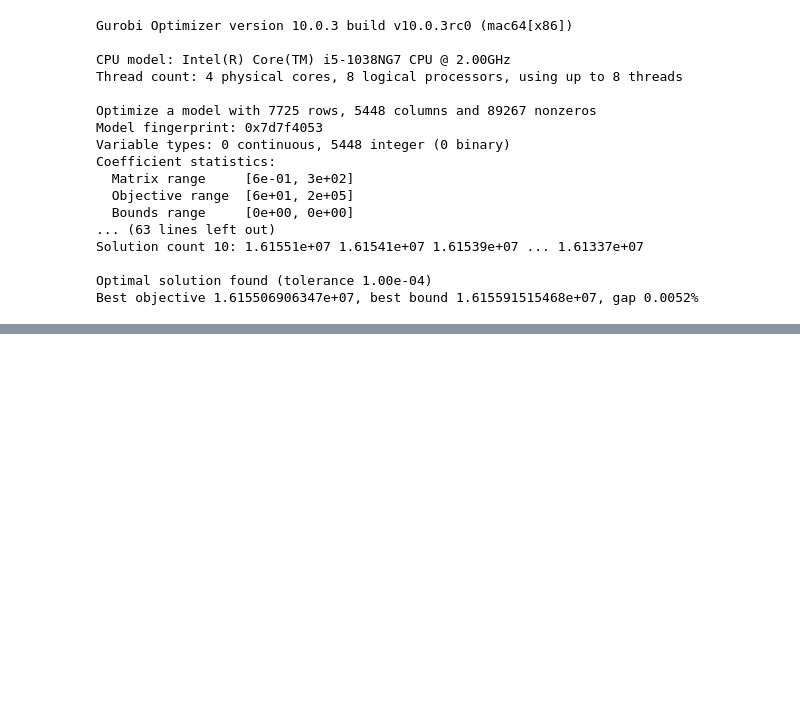
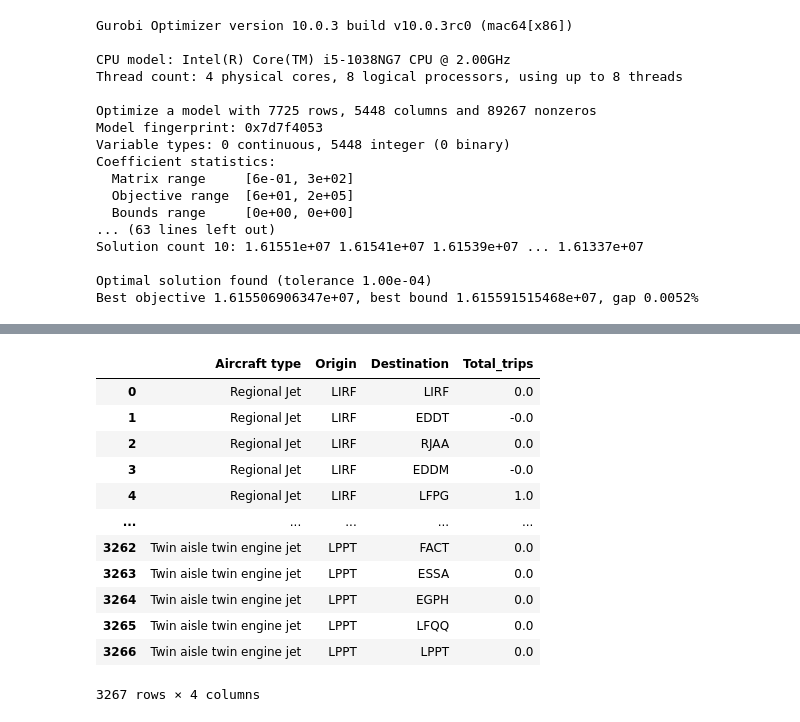
Before and after one commit to allanguzmanf/AE4426, a Jupyter notebook: Assignment/Assignment_P1.ipynb, the cells around one changed output, grey strips where cells are left out. Cells and saved outputs as stored; diff of their text form; code cells hidden in the pictures; blank space fills up the shorter version.

Commit message:
Added connections solution

```diff
--- a/Assignment/Assignment_P1.ipynb
+++ b/Assignment/Assignment_P1.ipynb
@@ -75,7 +76,7 @@ distance_dict
   'LPPT': 0.0}}
 # %%
 # Import aircraft info
-aircraft_info = pd.read_csv('Assignment/Assignment_Data/Aircraft_info.csv')
+aircraft_info = pd.read_csv('Assignment_Data/Aircraft_info.csv')
 
 print(aircraft_info.info())
 
@@ -131,7 +132,7 @@ None
 ['AC_1', 'AC_2', 'AC_3']
 # %%
 # Import demand info
-demand_info = pd.read_csv('Assignment/Assignment_Data/Group_4_Demand.csv')
+demand_info = pd.read_csv('Assignment_Data/Group_4_Demand.csv')
 demand_info.rename(columns={'Unnamed: 0': 'Origin'}, inplace=True)
 
 # Create a dictionary with the demand info
@@ -398,3 +402,21 @@ Solution count 10: 1.61551e+07 1.61541e+07 1.61539e+07 ... 1.61337e+07
 
 Optimal solution found (tolerance 1.00e-04)
 Best objective 1.615506906347e+07, best bound 1.615591515468e+07, gap 0.0052%
+# %%
+# Print the solutions as a pd.DataFrame for each aircraft type
+
+# Total trips from i to j by aircraft type k
+solution_z_k = []
+
+for k in aircraft_types:
+    solution_z = pd.DataFrame(columns=airport_list, index=airport_list)
+    for v in m.getVars():
+        if v.varName[0] == 'z' and v.varName[2:6] == k:
+            solution_z.loc[v.varName[7:11], v.varName[12:16]] = v.x
+            # Add the aircraft type to the dataframe
+    print('Total flights for aircraft type: %s \n' % aircraft_dict[k]['AC_type'], solution_z, '\n')
+    solution_z['Aircraft type'] = aircraft_dict[k]['AC_type']
+    solution_z_k.append(solution_z)
+
+# Make a dataframe from solution_z_k with a column for each aircraft type
+solution_z_k = pd.concat(solution_z_k, axis=0)
@@ -450,17 +476,36 @@ Total number of aircraft of type AC_2: 11
 Total number of aircraft of type AC_3: 20
 # %%
 # Export the solutions to a csv files with a long dataset format
+solution_z_k.reset_index(inplace=True)
+solution_z_k.rename(columns={'index': 'Origin'}, inplace=True)
+solution_z_k.set_index(['Aircraft type', 'Origin'], inplace=True)
 
-# Transform the solution_z dataframe to a long dataset format
-solution_z_long = solution_z.stack().reset_index()
-solution_z_long.columns = ['Origin', 'Destination', 'Total_flights']
+# Transform the solution_z_k dataframe to a long dataset format
+solution_z_k_long = solution_z_k.stack().reset_index()
+solution_z_k_long.columns = ['Aircraft type', 'Origin', 'Destination', 'Total_trips']
 
 # Export the solution_z_long dataframe to a csv file
-solution_z_long.to_csv('Assignment/P1_Solutions/solution_trips.csv')
+solution_z_k_long.to_csv('P1_Solutions/solution_trips.csv')
 
 # Transform the solution_x_w dataframe to a long dataset format
 solution_x_w_long = solution_x_w.stack().reset_index()
 solution_x_w_long.columns = ['Origin', 'Destination', 'Total_pax']
 
 # Export the solution_x_w_long dataframe to a csv file
-solution_x_w_long.to_csv('Assignment/P1_Solutions/solution_pax.csv')
+solution_x_w_long.to_csv('P1_Solutions/solution_pax.csv')
+# %%
+solution_z_k_long
+# %% [output]
+|  | Aircraft type | Origin | Destination | Total_trips |
+| 0 | Regional Jet | LIRF | LIRF | 0.0 |
+| 1 | Regional Jet | LIRF | EDDT | -0.0 |
+| 2 | Regional Jet | LIRF | RJAA | 0.0 |
+| 3 | Regional Jet | LIRF | EDDM | -0.0 |
+| 4 | Regional Jet | LIRF | LFPG | 1.0 |
+| ... | ... | ... | ... | ... |
+| 3262 | Twin aisle twin engine jet | LPPT | FACT | 0.0 |
+| 3263 | Twin aisle twin engine jet | LPPT | ESSA | 0.0 |
+| 3264 | Twin aisle twin engine jet | LPPT | EGPH | 0.0 |
+| 3265 | Twin aisle twin engine jet | LPPT | LFQQ | 0.0 |
+| 3266 | Twin aisle twin engine jet | LPPT | LPPT | 0.0 |
+3267 rows × 4 columns
```
Also changed, not shown: parts of 6 cells of this notebook, 5 other files.
